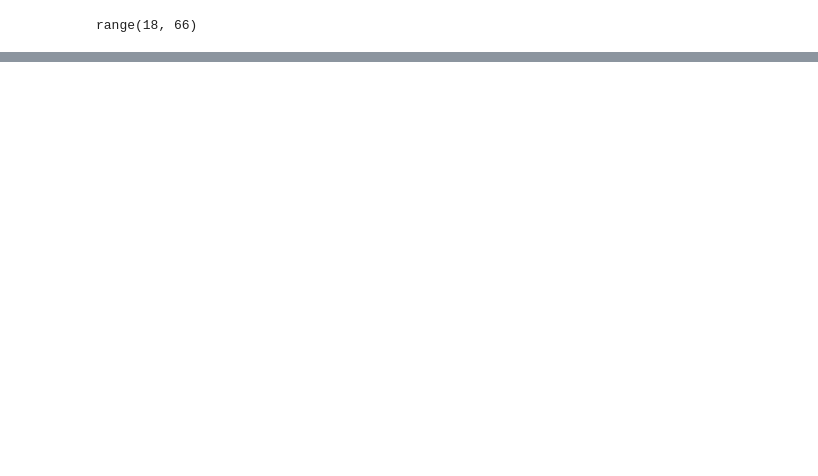
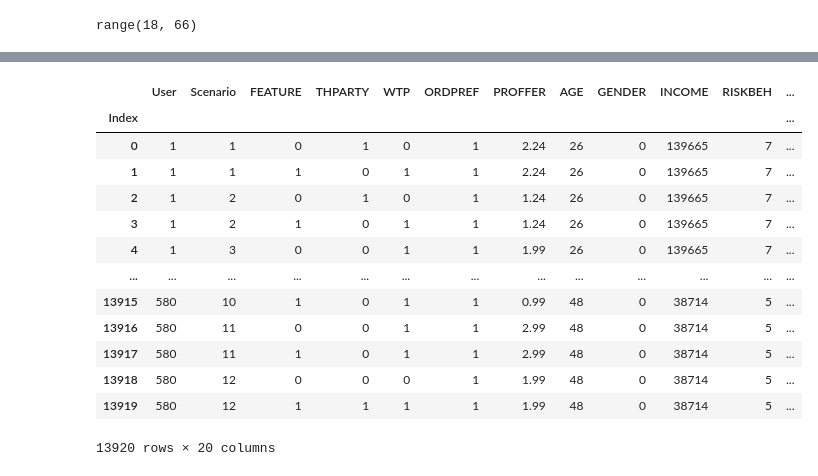
Before and after one commit to FairyGandhi/Replication, a Jupyter notebook: Table 5 data code.ipynb, the cells around one changed output, grey strips where cells are left out. Drawn from its saved outputs; the diff is of its cells as text; code cells hidden in the pictures; blank space fills up the shorter version.

```diff
--- a/Table 5 data code.ipynb
+++ b/Table 5 data code.ipynb
@@ -455,0 +509,21 @@ df.to_csv('hypothesis_testing.csv')
+# %%
+df['HomeExpDum'] = df['HomeExpDum'].fillna(5)
+df['MedRecDum'] = df['MedRecDum'].fillna(5)
+df['PwdDum'] = df['PwdDum'].fillna(5)
+# %%
+df
+# %% [output]
+|  | User | Scenario | FEATURE | THPARTY | WTP | ORDPREF | PROFFER | AGE | GENDER | INCOME | RISKBEH | ... |
+| Index |  |  |  |  |  |  |  |  |  |  |  | ... |
+| 0 | 1 | 1 | 0 | 1 | 0 | 1 | 2.24 | 26 | 0 | 139665 | 7 | ... |
+| 1 | 1 | 1 | 1 | 0 | 1 | 1 | 2.24 | 26 | 0 | 139665 | 7 | ... |
+| 2 | 1 | 2 | 0 | 1 | 0 | 1 | 1.24 | 26 | 0 | 139665 | 7 | ... |
+| 3 | 1 | 2 | 1 | 0 | 1 | 1 | 1.24 | 26 | 0 | 139665 | 7 | ... |
+| 4 | 1 | 3 | 0 | 0 | 1 | 1 | 1.99 | 26 | 0 | 139665 | 7 | ... |
+| ... | ... | ... | ... | ... | ... | ... | ... | ... | ... | ... | ... | ... |
+| 13915 | 580 | 10 | 1 | 0 | 1 | 1 | 0.99 | 48 | 0 | 38714 | 5 | ... |
+| 13916 | 580 | 11 | 0 | 0 | 1 | 1 | 2.99 | 48 | 0 | 38714 | 5 | ... |
+| 13917 | 580 | 11 | 1 | 0 | 1 | 1 | 2.99 | 48 | 0 | 38714 | 5 | ... |
+| 13918 | 580 | 12 | 0 | 0 | 0 | 1 | 1.99 | 48 | 0 | 38714 | 5 | ... |
+| 13919 | 580 | 12 | 1 | 1 | 1 | 1 | 1.99 | 48 | 0 | 38714 | 5 | ... |
+13920 rows × 20 columns
```
Also changed, not shown: parts of 31 cells of this notebook, 1 other file.
